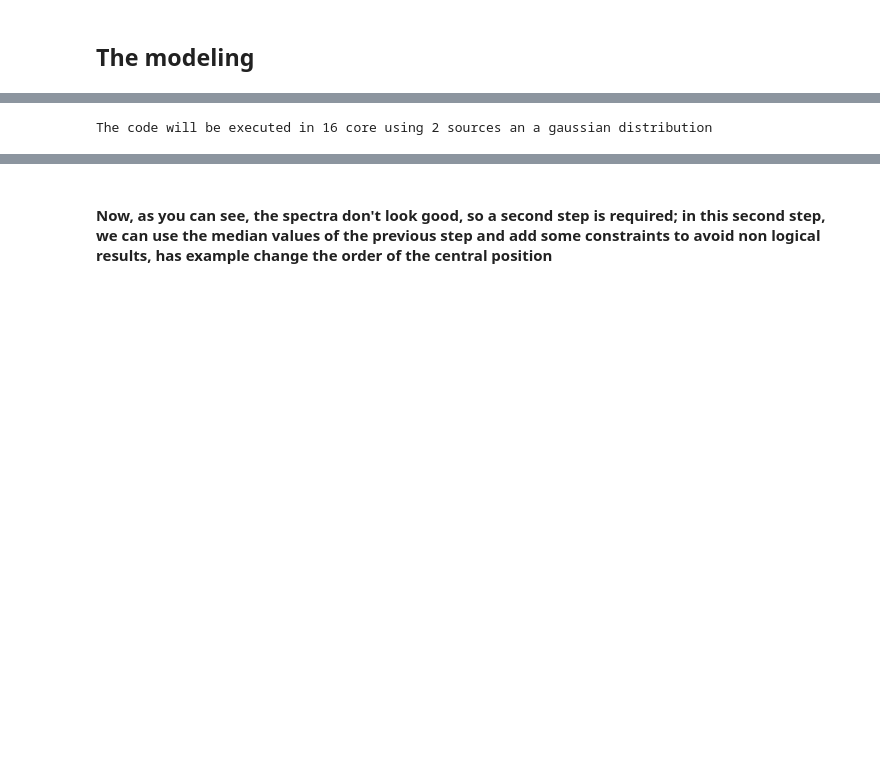
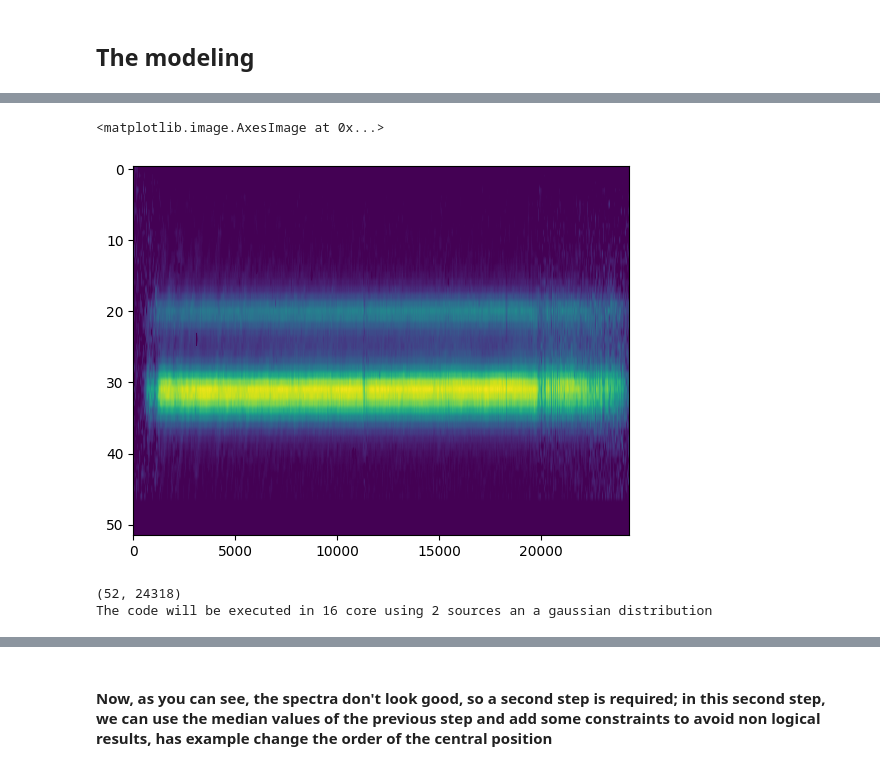
Before and after one commit to felavila/code_for_extraction_2d_spectra, a Jupyter notebook: how_to_use_example_v0.ipynb, the cells around one changed output, grey strips where cells are left out. Saved outputs shown, nothing was run; the diff lists cells and outputs as text; code cells hidden in the pictures; blank space fills up the shorter version.

```diff
--- a/how_to_use_example_v0.ipynb
+++ b/how_to_use_example_v0.ipynb
@@ -52,6 +52,11 @@ print(guess_center,guess_separation) # keep the sign in the separation to be con
+# %%
+plt.imshow(image/image.max(axis=0),aspect="auto",vmin=0,vmax=1)
+# %% [output]
+<matplotlib.image.AxesImage at 0x...>
+[figure, added]
 # %%
-# 1.7233075782889542
-full_result_step_1 = paralel_fit(image,2,initial_center=31.0,initial_separation=[-3.0999020568070534],pixel_limit=[],bound_sigma=[2],distribution="gaussian",mask_list=[],\
+full_result_step_1 = paralel_fit(image,2,initial_center=guess_center,initial_separation=[guess_separation],pixel_limit=[],bound_sigma=[2],distribution="gaussian",mask_list=[0,2000],\
                           param_value=None,param_limit=None,param_fix=None)# at the moment the mask only work in the
 # %% [output]
+(52, 24318)
 The code will be executed in 16 core using 2 sources an a gaussian distribution
```
Also changed, not shown: parts of 9 cells of this notebook, 1 other file.
